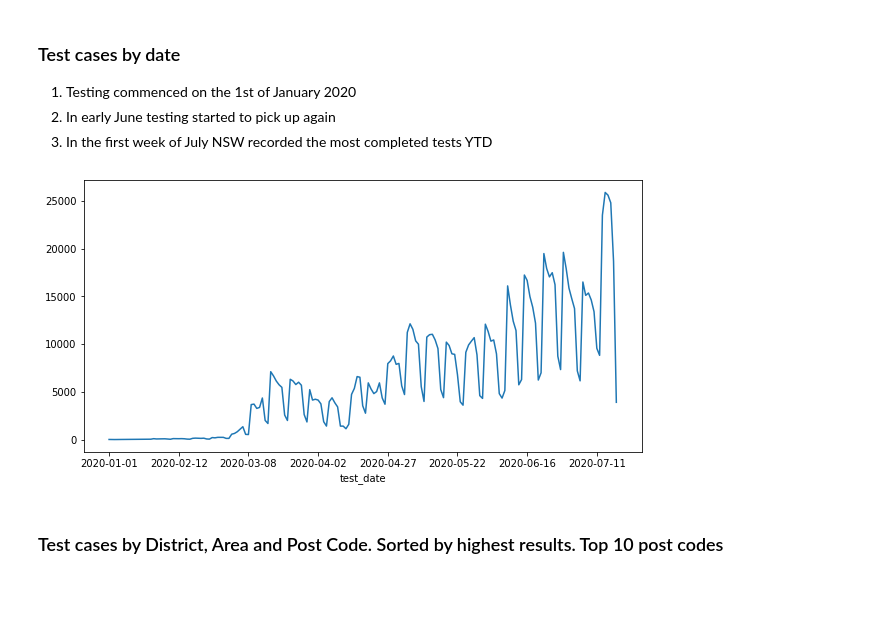
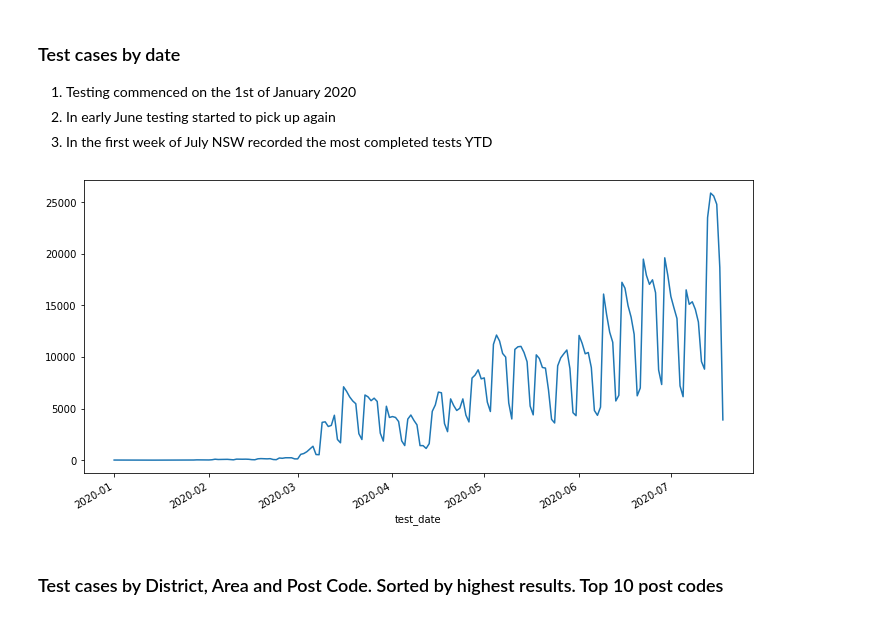
Before and after one commit to ben-bergan/jupyter_notebooks, a Jupyter notebook: notebooks/NSW Ministry of Health - COVID-19 tests by location.ipynb, the cells around one changed output. Saved outputs shown, nothing was run; the diff lists cells and outputs as text; code cells hidden in the pictures; blank space fills up the shorter version.

```diff
--- a/notebooks/NSW Ministry of Health - COVID-19 tests by location.ipynb
+++ b/notebooks/NSW Ministry of Health - COVID-19 tests by location.ipynb
@@ -20,12 +20,16 @@ import matplotlib.pyplot as plt
 df = pd.read_csv('covid-19-tests-by-date-and-postcode-local-health-district-and-local-government-area.csv')
 # %%
 df['postcode'] = df['postcode'].apply(str)
+# %%
+df['lga_code19'] = df['lga_code19'].apply(str)
 # %%
 df['postcode'] = df['postcode'].replace('\.0','',regex=True)
 # %%
 df.dropna(inplace=True)
 # %%
 df = df.rename(columns={'lhd_2010_name':'district','lga_name19':'area'})
+# %%
+df['test_date'] = pd.to_datetime(df['test_date'])
 # %%
 data = df[['test_date','postcode','district','area']]
 # %% [markdown]
@@ -34,10 +38,10 @@ data = df[['test_date','postcode','district','area']]
 2. In early June testing started to pick up again
 3. In the first week of July NSW recorded the most completed tests YTD
 # %%
-data.groupby('test_date').size().plot(kind='line',figsize=(10,5))
+data.groupby('test_date').size().plot(kind='line',figsize=(12,6))
 plt.show()
 # %% [output]
-[figure, old version]
+[figure, new version]
 # %% [markdown]
 ### Test cases by District, Area and Post Code. Sorted by highest results. Top 10 post codes
 # %%
```
Also changed, not shown: parts of 4 cells of this notebook.
